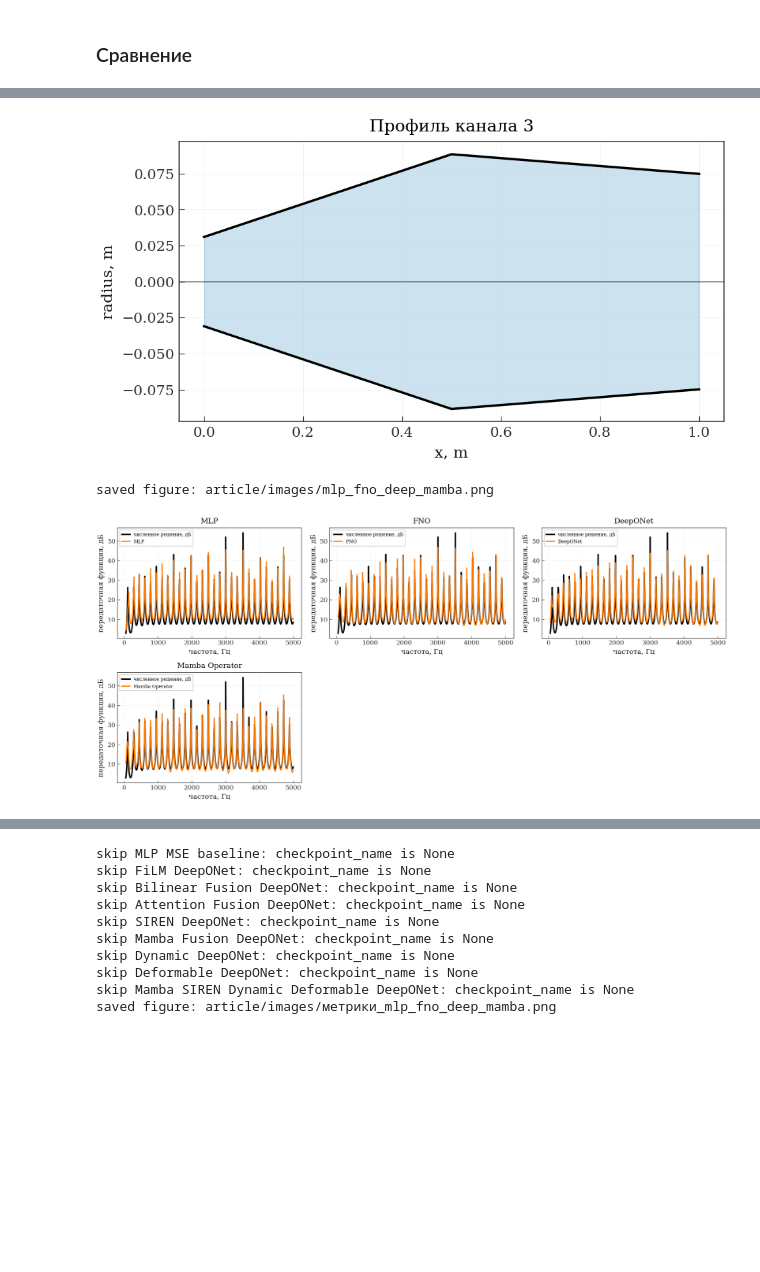
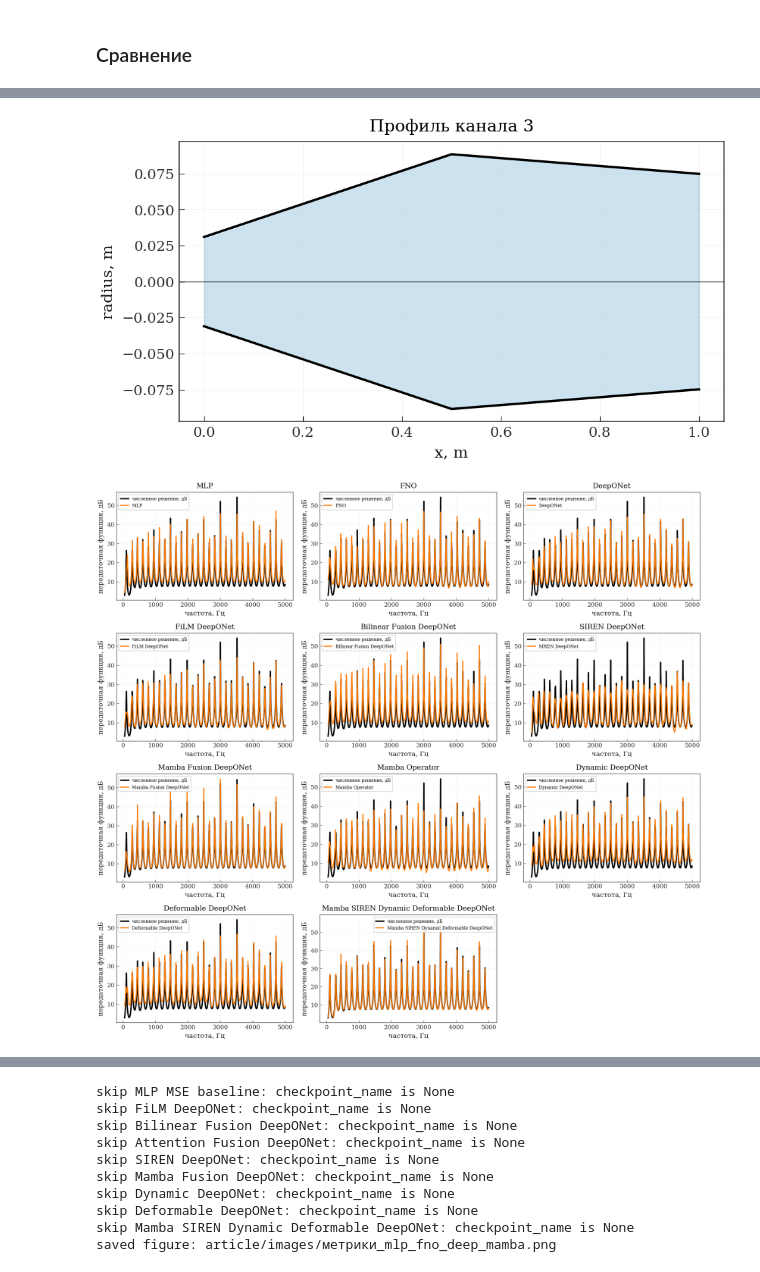
Before and after one commit to Erykalkin/webster, a Jupyter notebook: forward.ipynb, the cells around one changed output, grey strips where cells are left out. Cells and saved outputs as stored; diff of their text form; code cells hidden in the pictures; blank space fills up the shorter version.

```diff
--- a/forward.ipynb
+++ b/forward.ipynb
@@ -1931,15 +1967,15 @@ mamba_operator_checkpoint_name = None
 mlp_checkpoint_name = "mlp_db"
 fno_checkpoint_name = "fno_db"
 deeponet_checkpoint_name = "deeponet_db"
-# film_deeponet_checkpoint_name = "film_deeponet_db"
-# bilinear_fusion_deeponet_checkpoint_name = "bilinear_fusion_deeponet_db"
-# attention_fusion_deeponet_checkpoint_name = "attention_fusion_deeponet_db"
-# siren_deeponet_checkpoint_name = "siren_deeponet_db"
-# mamba_fusion_deeponet_checkpoint_name = "mamba_fusion_deeponet_db"
-# dynamic_deeponet_checkpoint_name = "dynamic_deeponet_new_db"
-# deformable_deeponet_checkpoint_name = "deformable_deeponet_db"
+film_deeponet_checkpoint_name = "film_deeponet_db"
+bilinear_fusion_deeponet_checkpoint_name = "bilinear_fusion_deeponet_db"
+attention_fusion_deeponet_checkpoint_name = "attention_fusion_deeponet_db"
+siren_deeponet_checkpoint_name = "siren_deeponet_db"
+mamba_fusion_deeponet_checkpoint_name = "mamba_fusion_deeponet_db"
+dynamic_deeponet_checkpoint_name = "dynamic_deeponet_new_db"
+deformable_deeponet_checkpoint_name = "deformable_deeponet_db"
 mamba_operator_checkpoint_name = "mamba_operator_db"
-# mamba_siren_dynamic_deformable_deeponet_checkpoint_name = "mamba_siren_dynamic_deformable_deeponet_db"
+mamba_siren_dynamic_deformable_deeponet_checkpoint_name = "mamba_siren_dynamic_deformable_deeponet_db"
 
 
 comparison_seed = 100_000
@@ -2255,7 +2291,7 @@ comparison_result = utils.compare_forward_models(
     image_title=comparison_image_title,
     output_dir="article/images",
     style=True,
-    save=True,
+    save=False,
     show=True,
     hide_titles=False,
     overwrite=True,
@@ -2284,6 +2320,5 @@ saved figure: article/images/mlp_fno_deep_mamba_geometry.png
 [figure]
-saved figure: article/images/mlp_fno_deep_mamba.png
-[figure, old version]
+[figure, new version]
 # %%
 history_comparison = utils.compare_training_histories(
     globals(),
```
Also changed, not shown: parts of 4 cells of this notebook, 15 other files.
